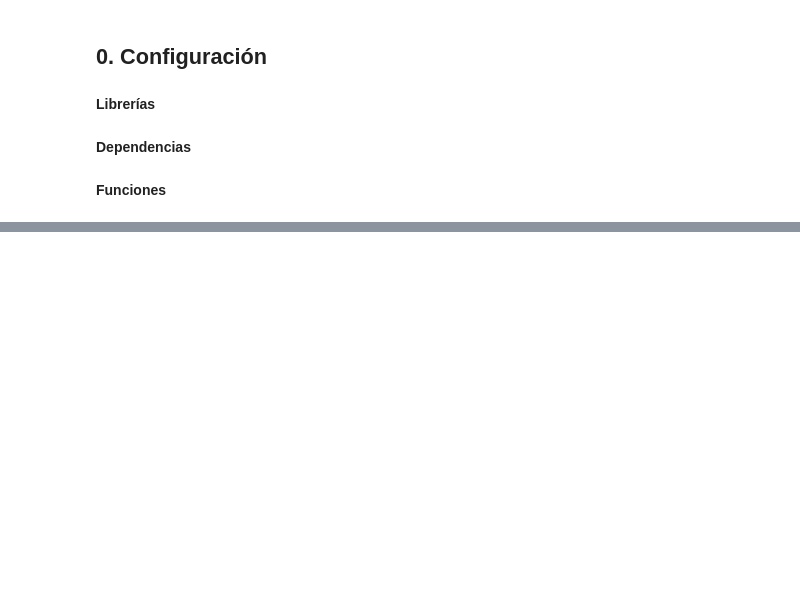
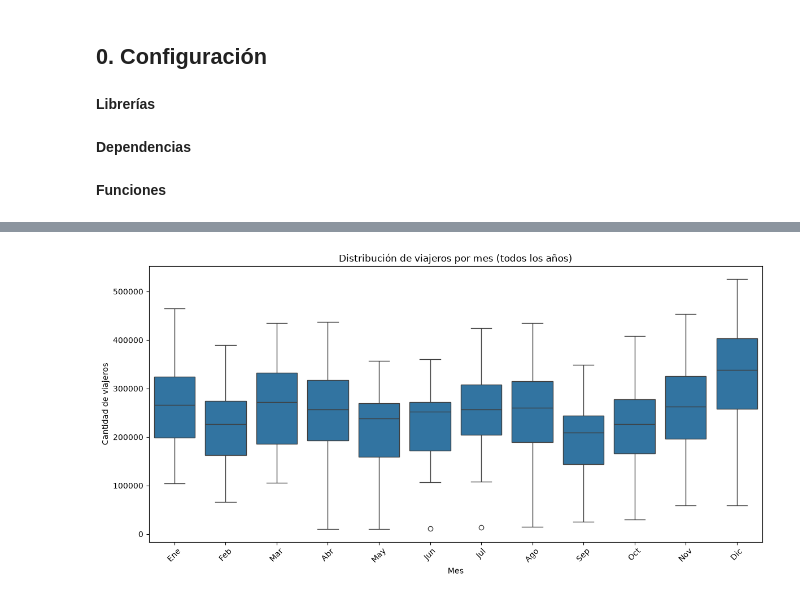
Before and after one commit to rodrigoajmac/CC3084_Laboratorio_1, a Jupyter notebook: Notebooks/Analysis_TimeSeries.ipynb, the cells around one changed output, grey strips where cells are left out. Saved outputs shown, nothing was run; the diff lists cells and outputs as text; code cells hidden in the pictures; blank space fills up the shorter version.

```diff
--- a/Notebooks/Analysis_TimeSeries.ipynb
+++ b/Notebooks/Analysis_TimeSeries.ipynb
@@ -30,6 +32,6 @@ from sklearn.metrics import mean_absolute_error, mean_squared_error, mean_absolu
 # %% [markdown]
 **Dependencias**
 # %%
-data_viajes = '../Datos_Crudos/.csv'
+data_viajes = '../Datos_Crudos/Base_Migracion_2009-2026jun.xlsx'
 # %% [markdown]
 **Funciones**
@@ -35,0 +135,24 @@ data_viajes = '../Datos_Crudos/.csv'
+# %%
+# Primero agrupamos por Año y Mes para tener el total de viajeros de cada combinación
+datos_boxplot = df.groupby(['Año', 'Mes cod', 'Mes'])['Viajero'].sum().reset_index()
+
+# Ordenamos los meses cronológicamente (usando Mes cod para el orden correcto)
+orden_meses = datos_boxplot.sort_values('Mes cod')['Mes'].unique()
+
+# Creamos el boxplot
+plt.figure(figsize=(12, 6))
+sns.boxplot(
+    data=datos_boxplot,
+    x='Mes',
+    y='Viajero',
+    order=orden_meses
+)
+
+plt.title('Distribución de viajeros por mes (todos los años)')
+plt.xlabel('Mes')
+plt.ylabel('Cantidad de viajeros')
+plt.xticks(rotation=45)
+plt.tight_layout()
+plt.show()
+# %% [output]
+[figure, added]
```
Also changed, not shown: parts of 24 cells of this notebook.
